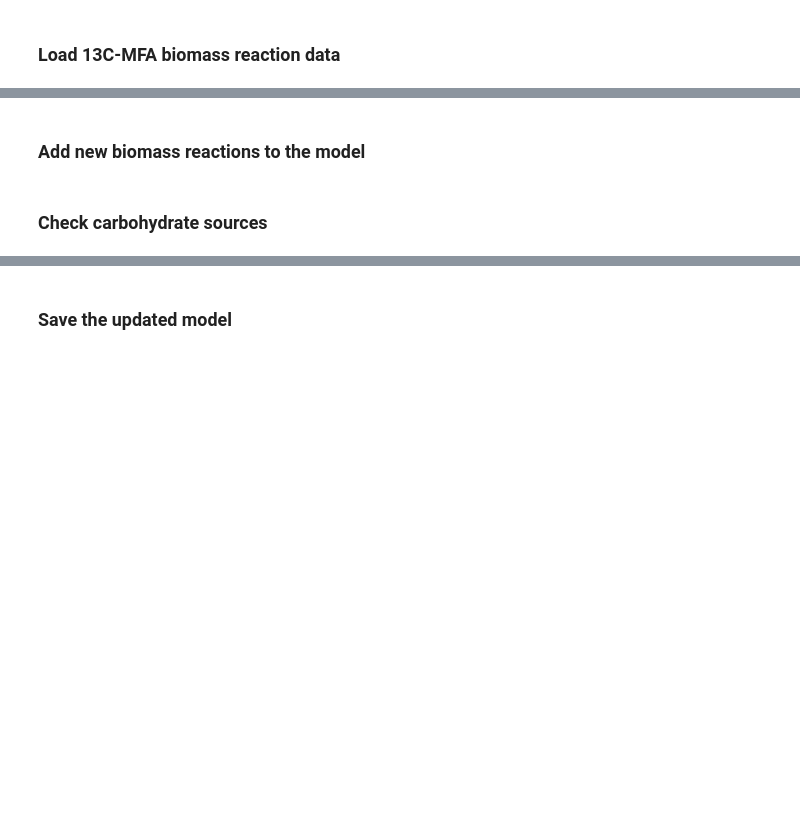
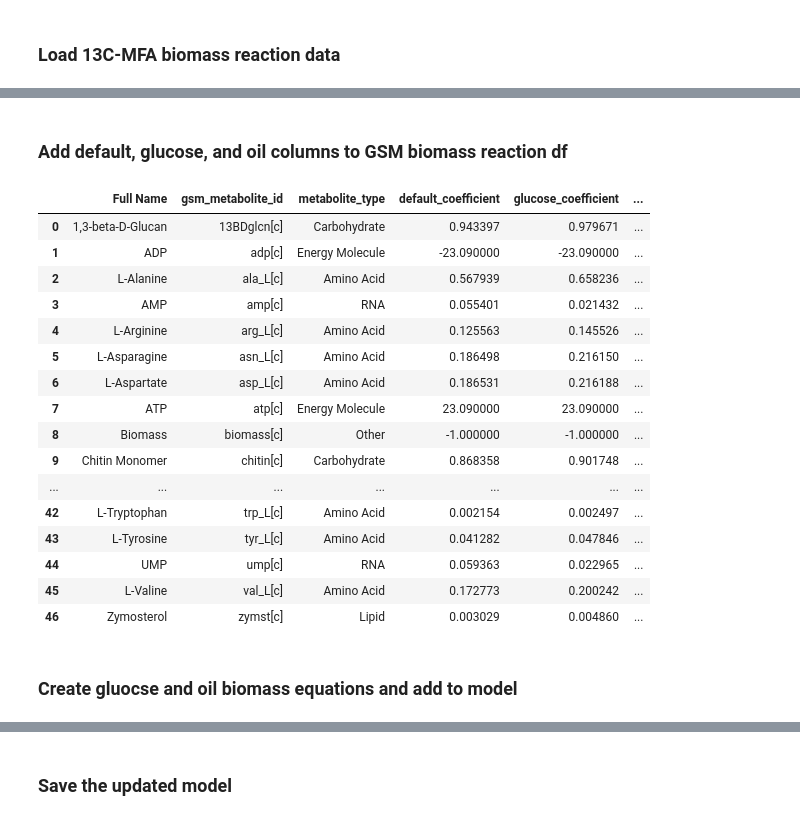
Before and after one commit to garrettroell/yarrrowia_eflux2, a Jupyter notebook: notebooks/Supp_B_biomass_reactions.ipynb, the cells around one changed output, grey strips where cells are left out. Cells and saved outputs as stored; diff of their text form; code cells hidden in the pictures; blank space fills up the shorter version.

```diff
--- a/notebooks/Supp_B_biomass_reactions.ipynb
+++ b/notebooks/Supp_B_biomass_reactions.ipynb
@@ -90,0 +70,3 @@ gsm_biomass_reaction_df
+# %%
+mfa_biomass_mmol_c_df = pd.read_csv("../data/biomass_composition/mfa_biomass_mmol_c.csv")
+mfa_biomass_mmol_c_df
@@ -243,3 +122,69 @@ Total: 1000.00
+# %% [markdown]
+### Add default, glucose, and oil columns to GSM biomass reaction df
+# %%
+default_coefficients = []
+glucose_coefficients = []
+oil_coefficients = []
+
+c_limited_biomass_reaction = model.reactions.get_by_id("biomass_C")
+
+# loop over the metabolites in the biomass reaction
+for _, row in gsm_biomass_reaction_df.iterrows():
+
+    metabolite_id = row.gsm_metabolite_id
+    metabolite = model.metabolites.get_by_id(metabolite_id)
+
+    # get the metabolite_type from
+    type = row.metabolite_type
+
+    # get coefficient (reactants have negative coefficients)
+    default_coefficient = -1 * c_limited_biomass_reaction.metabolites[metabolite]
+
+    if type in ['Amino Acid', 'Lipid', 'DNA', 'RNA', 'Carbohydrate']:
+        gsm_mmols = get_gsm_mmol_c(model, gsm_biomass_reaction_df, type, 'biomass_C')
+
+        # get scale factors
+        glucose_mfa_mmols = mfa_biomass_mmol_c_df.loc[mfa_biomass_mmol_c_df['type'] == type, 'glucose'].values[0]
+        oil_mfa_mmols = mfa_biomass_mmol_c_df.loc[mfa_biomass_mmol_c_df['type'] == type, 'oil'].values[0]
+
+        glucose_scale_factor = glucose_mfa_mmols / gsm_mmols
+        oil_scale_factor = oil_mfa_mmols / gsm_mmols
+    else:
+        glucose_scale_factor = 1
+        oil_scale_factor = 1
+
+    default_coefficients.append(default_coefficient)
+    glucose_coefficients.append(default_coefficient * glucose_scale_factor)
+    oil_coefficients.append(default_coefficient * oil_scale_factor)
+
+gsm_biomass_reaction_df['default_coefficient'] = default_coefficients
+gsm_biomass_reaction_df['glucose_coefficient'] = glucose_coefficients
+gsm_biomass_reaction_df['oil_coefficient'] = oil_coefficients
+
+# Save the biomass reaction df to csv
+gsm_biomass_reaction_df.to_csv("../results/biomass_composition/gsm_biomass_composition.csv", index=False)
+
+gsm_biomass_reaction_df
+# %% [output]
+|  | Full Name | gsm_metabolite_id | metabolite_type | default_coefficient | glucose_coefficient | ... |
+| 0 | 1,3-beta-D-Glucan | 13BDglcn[c] | Carbohydrate | 0.943397 | 0.979671 | ... |
+| 1 | ADP | adp[c] | Energy Molecule | -23.090000 | -23.090000 | ... |
+| 2 | L-Alanine | ala_L[c] | Amino Acid | 0.567939 | 0.658236 | ... |
+| 3 | AMP | amp[c] | RNA | 0.055401 | 0.021432 | ... |
+| 4 | L-Arginine | arg_L[c] | Amino Acid | 0.125563 | 0.145526 | ... |
+| 5 | L-Asparagine | asn_L[c] | Amino Acid | 0.186498 | 0.216150 | ... |
+| 6 | L-Aspartate | asp_L[c] | Amino Acid | 0.186531 | 0.216188 | ... |
+| 7 | ATP | atp[c] | Energy Molecule | 23.090000 | 23.090000 | ... |
+| 8 | Biomass | biomass[c] | Other | -1.000000 | -1.000000 | ... |
+| 9 | Chitin Monomer | chitin[c] | Carbohydrate | 0.868358 | 0.901748 | ... |
+| ... | ... | ... | ... | ... | ... | ... |
+| 42 | L-Tryptophan | trp_L[c] | Amino Acid | 0.002154 | 0.002497 | ... |
+| 43 | L-Tyrosine | tyr_L[c] | Amino Acid | 0.041282 | 0.047846 | ... |
+| 44 | UMP | ump[c] | RNA | 0.059363 | 0.022965 | ... |
+| 45 | L-Valine | val_L[c] | Amino Acid | 0.172773 | 0.200242 | ... |
+| 46 | Zymosterol | zymst[c] | Lipid | 0.003029 | 0.004860 | ... |
+# %% [markdown]
+### Create gluocse and oil biomass equations and add to model
 # %%
 def create_biomass_reaction(df, coefficient_column, reaction_id):
     # Create a new Reaction object
@@ -266,2 +210,0 @@ oleic_acid_biomass_reaction = create_biomass_reaction(gsm_biomass_reaction_df, '
-# %% [markdown]
-### Add new biomass reactions to the model
@@ -274,2 +210,0 @@ cobra.io.save_json_model(model, "../genome_scale_models/iYLI647_corr_3.json")
-# %% [markdown]
-### Check carbohydrate sources
```
Also changed, not shown: parts of 35 cells of this notebook, 30 other files.
